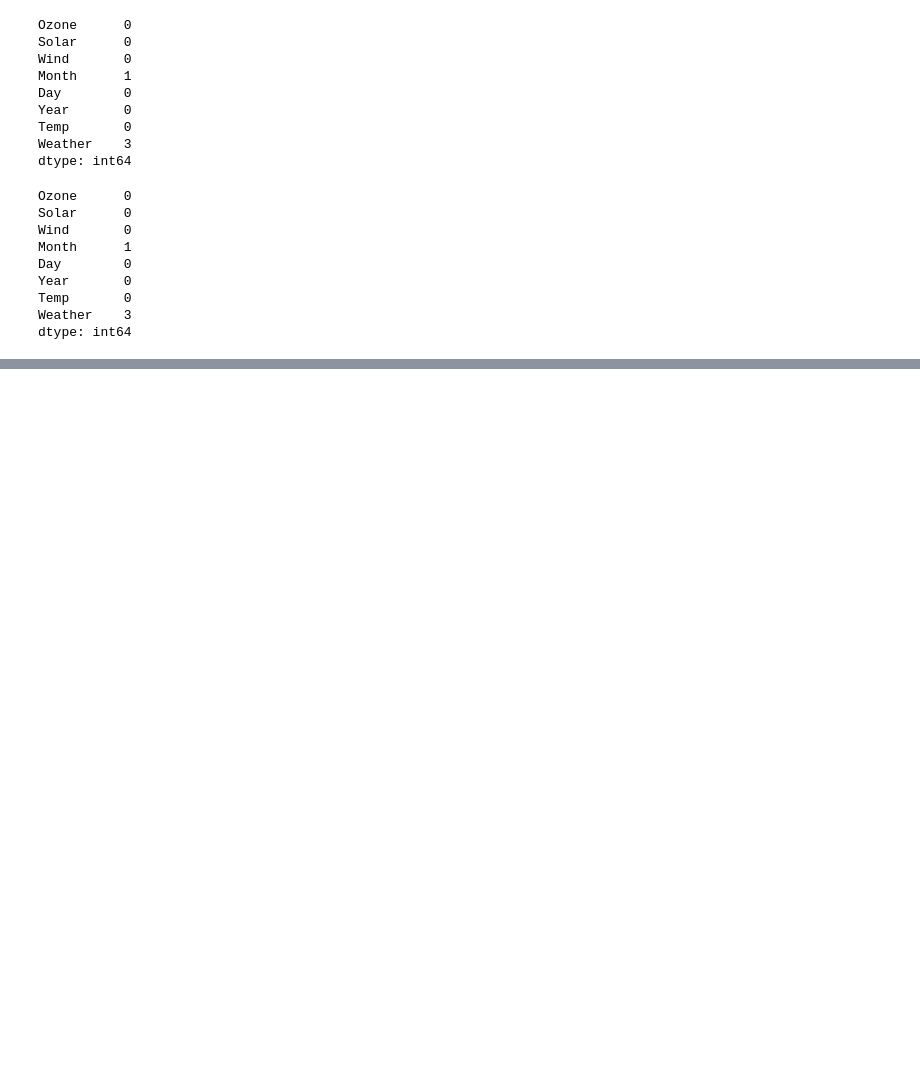
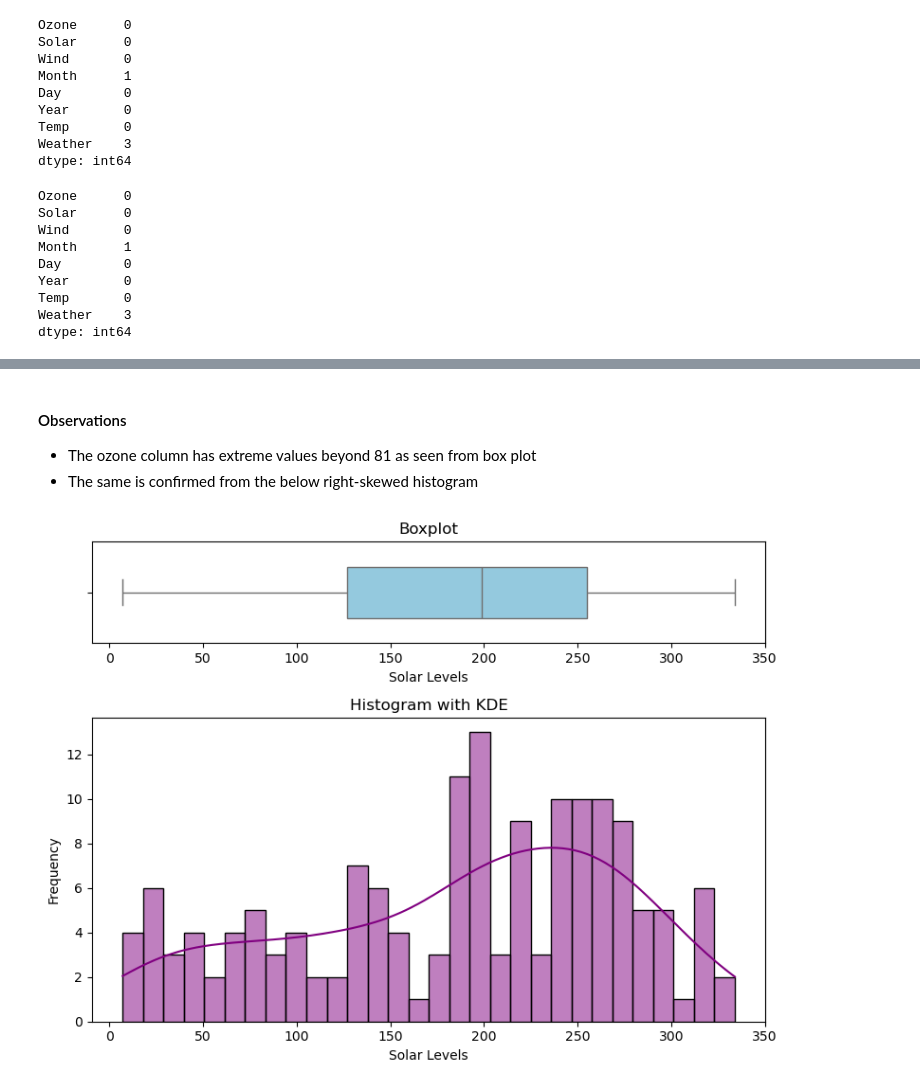
Before and after one commit to AnirudhReddy1252/AIML_TASK, a Jupyter notebook: EDA1_Practice.ipynb, the cells around one changed output, grey strips where cells are left out. Saved outputs shown, nothing was run; the diff lists cells and outputs as text; code cells hidden in the pictures; blank space fills up the shorter version.

```diff
--- a/EDA1_Practice.ipynb
+++ b/EDA1_Practice.ipynb
@@ -248,0 +344,21 @@ dtype: int64
+# %% [markdown]
+#### Observations
+- The ozone column has extreme values beyond 81 as seen from box plot
+- The same is confirmed from the below right-skewed histogram
+# %%
+fig, axes = plt.subplots(2, 1, figsize=(8,6), gridspec_kw={'height_ratios':[1, 3]})
+
+sns.boxplot(data=data1["Solar"], ax=axes[0], color='skyblue', width=0.5, orient = 'h')
+axes[0].set_title("Boxplot")
+axes[0].set_xlabel("Solar Levels")
+
+sns.histplot(data1["Solar"], kde=True, ax=axes[1], color='purple', bins=30)
+axes[1].set_title("Histogram with KDE")
+axes[1].set_xlabel("Solar Levels")
+axes[1].set_ylabel("Frequency")
+
+plt.tight_layout()
+
+plt.show()
+# %% [output]
+[figure, added]
```
Also changed, not shown: parts of 21 cells of this notebook.
